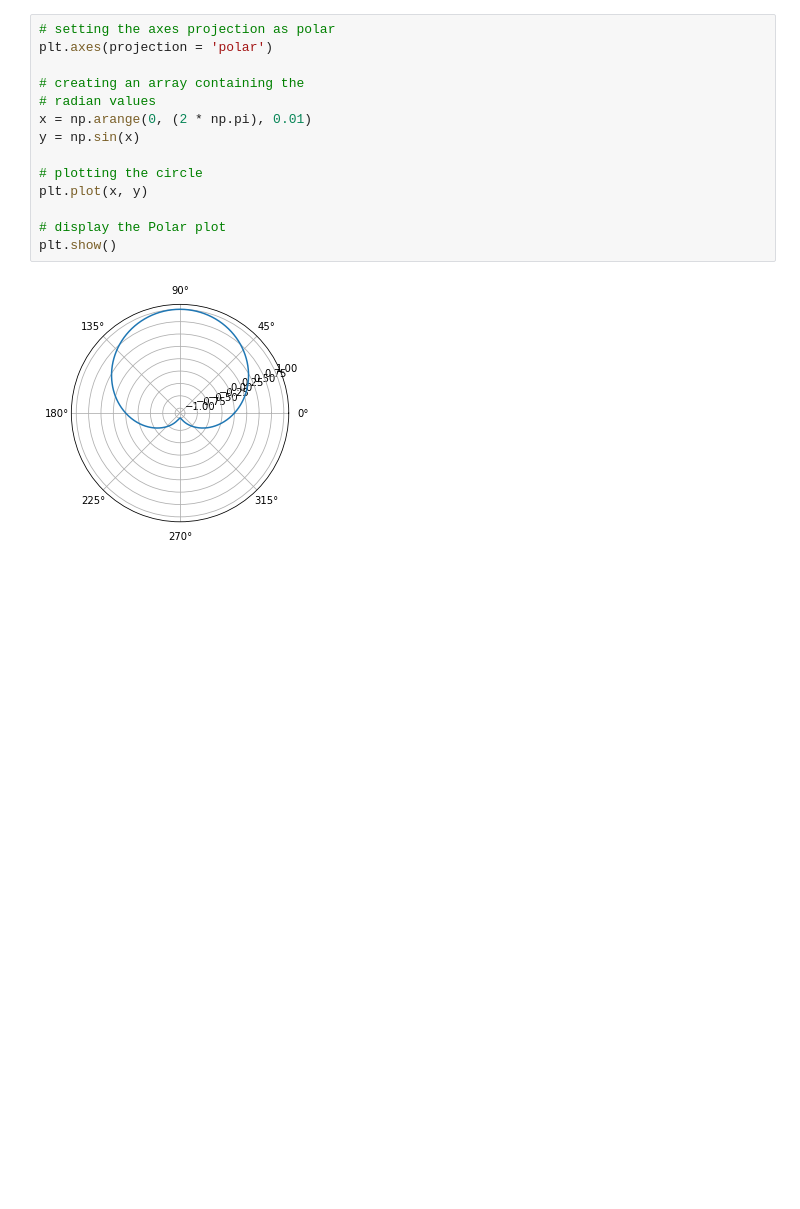
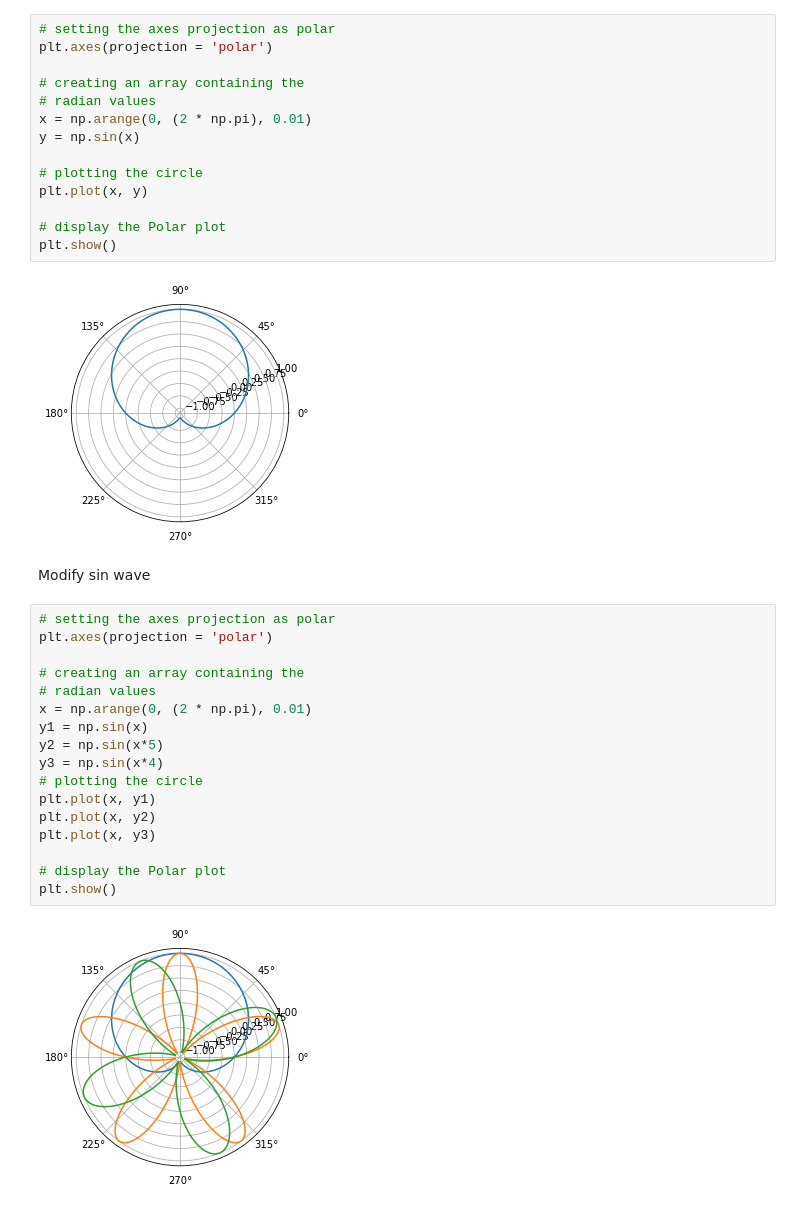
Before and after one commit to Rathees-Koneswarann/python-polar-plot, a Jupyter notebook: main.ipynb, the cells around one changed output. Saved outputs shown, nothing was run; the diff lists cells and outputs as text; blank space fills up the shorter version.

Commit message:
Modify sin waves

```diff
--- a/main.ipynb
+++ b/main.ipynb
@@ -57,3 +57,24 @@ plt.plot(x, y)
 plt.show()
 # %% [output]
 [figure]
+# %% [markdown]
+Modify sin wave
+# %%
+# setting the axes projection as polar
+plt.axes(projection = 'polar')
+
+# creating an array containing the
+# radian values
+x = np.arange(0, (2 * np.pi), 0.01)
+y1 = np.sin(x)
+y2 = np.sin(x*5)
+y3 = np.sin(x*4)
+# plotting the circle
+plt.plot(x, y1)
+plt.plot(x, y2)
+plt.plot(x, y3)
+
+# display the Polar plot
+plt.show()
+# %% [output]
+[figure, added]
```
